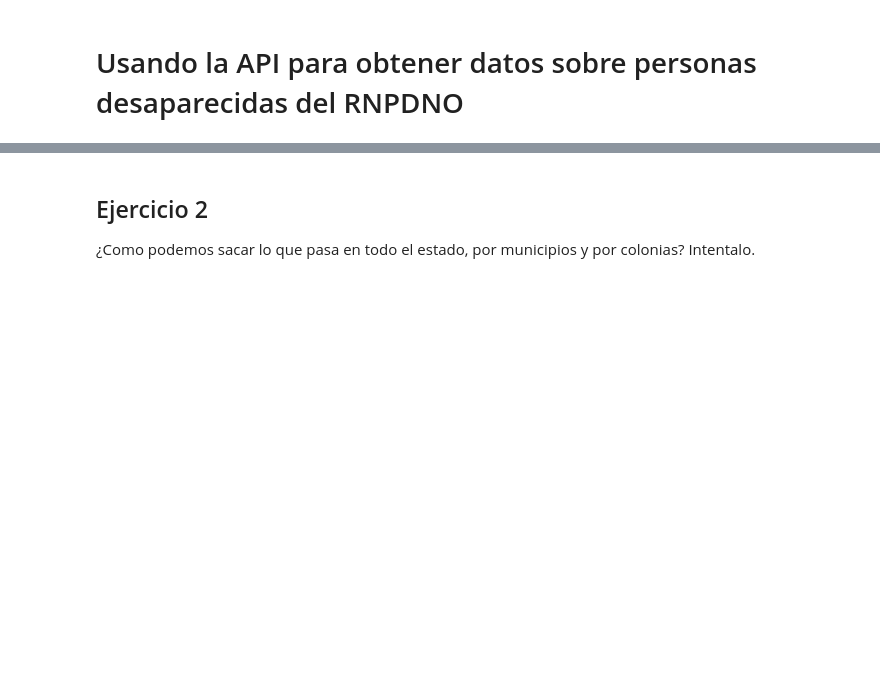
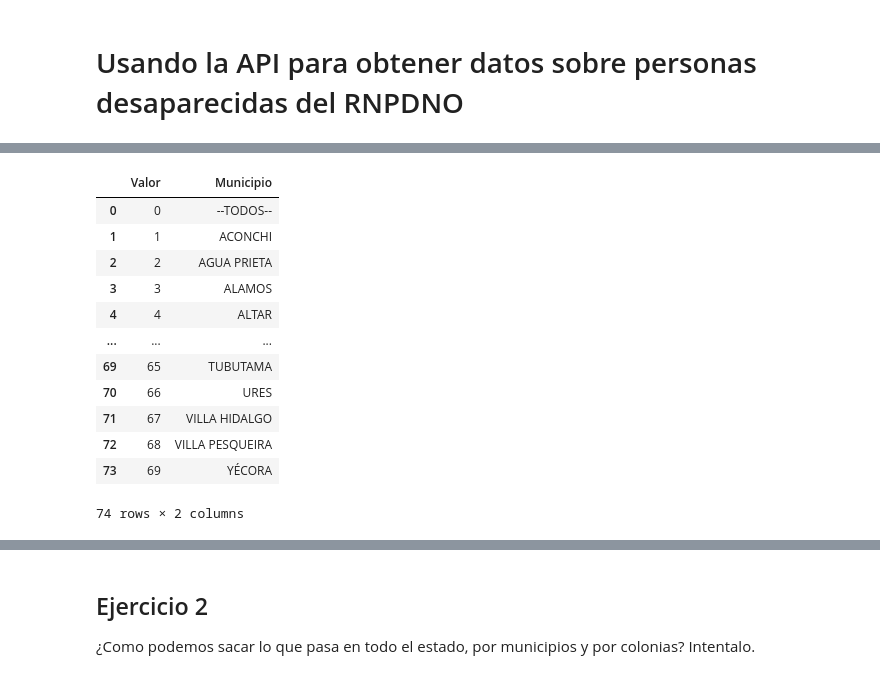
Before and after one commit to 3tagoras/Ingesta-de-datos-ejercicios, a Jupyter notebook: ingestaDatos.ipynb, the cells around one changed output, grey strips where cells are left out. Drawn from its saved outputs; the diff is of its cells as text; code cells hidden in the pictures; blank space fills up the shorter version.

```diff
--- a/ingestaDatos.ipynb
+++ b/ingestaDatos.ipynb
@@ -310,2 +358,24 @@ docentesUnison
+# %%
+TARGET_URL = API_HOST + API_CATALAGO_ROOT + ENDPOINT_CATALOGO_MUN
+DATA = {"idEstado": idEstado}
+
+r = main_session.post(TARGET_URL, data = DATA)
+mun_id = pd.json_normalize(r.json())
+mun_id.columns = ['Valor', 'Municipio']
+mun_id
+# %% [output]
+|  | Valor | Municipio |
+| 0 | 0 | --TODOS-- |
+| 1 | 1 | ACONCHI |
+| 2 | 2 | AGUA PRIETA |
+| 3 | 3 | ALAMOS |
+| 4 | 4 | ALTAR |
+| ... | ... | ... |
+| 69 | 65 | TUBUTAMA |
+| 70 | 66 | URES |
+| 71 | 67 | VILLA HIDALGO |
+| 72 | 68 | VILLA PESQUEIRA |
+| 73 | 69 | YÉCORA |
+74 rows × 2 columns
 # %% [markdown]
 ## Ejercicio 1
```
Also changed, not shown: parts of 9 cells of this notebook.
